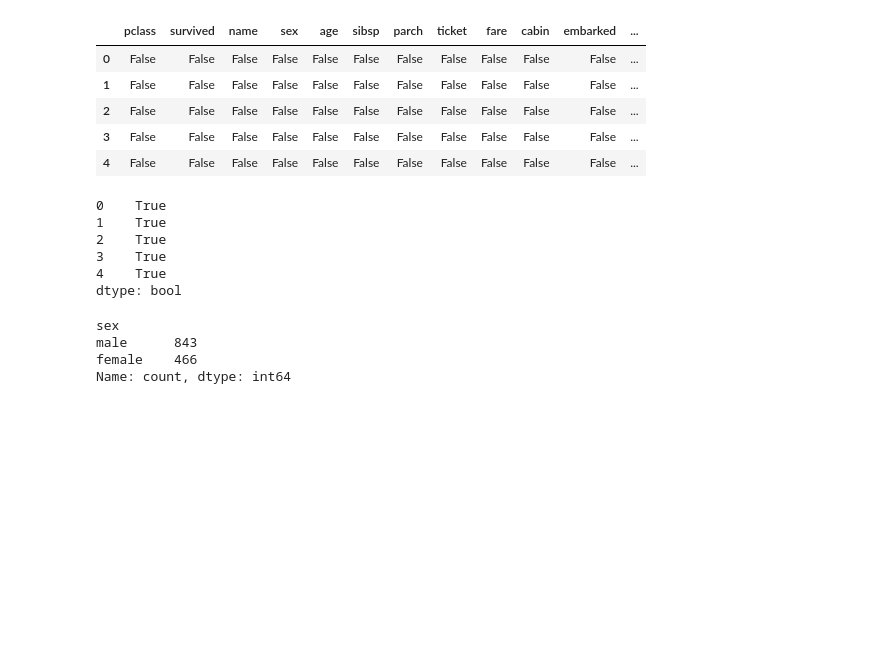
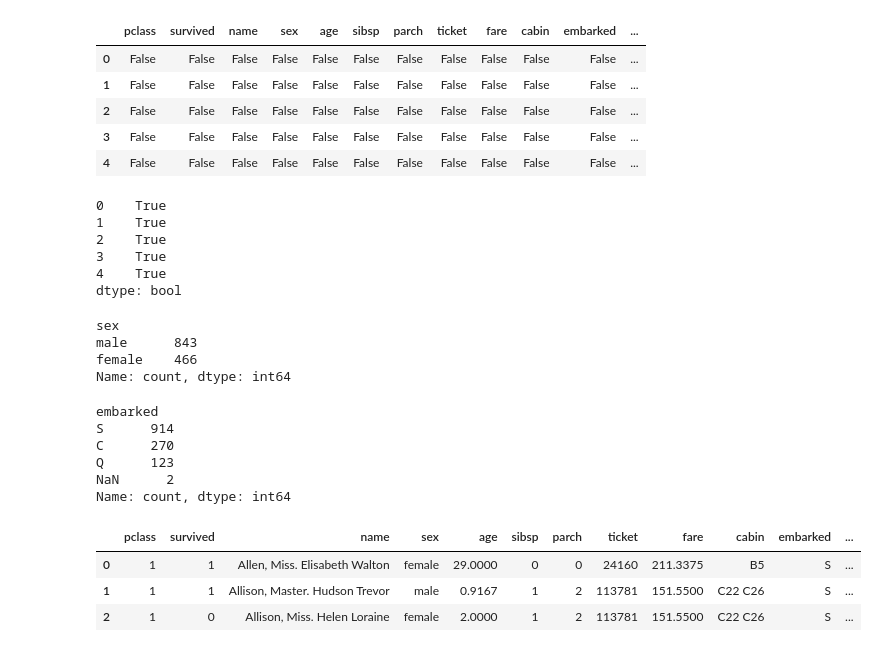
Before and after one commit to daniloxvalle/machine-learning-examples, a Jupyter notebook: classification-titanic/titanic.ipynb, the cells around one changed output. Drawn from its saved outputs; the diff is of its cells as text; code cells hidden in the pictures; blank space fills up the shorter version.

```diff
--- a/classification-titanic/titanic.ipynb
+++ b/classification-titanic/titanic.ipynb
@@ -133,3 +133,25 @@ sex
 male      843
 female    466
 Name: count, dtype: int64
+# %%
+# Count the number of occurrences of each unique value in the 'embarked' column
+df.embarked.value_counts(dropna=False)
+# %% [output]
+embarked
+S      914
+C      270
+Q      123
+NaN      2
+Name: count, dtype: int64
+# %%
+# name = df.name
+# name.head(3)
+
+# Remove columns that can leak information to the model or are not useful
+df.head(3)
+df=df.drop(columns=['name', 'ticket','home.dest', 'boat','body', 'cabin'])
+# %% [output]
+|  | pclass | survived | name | sex | age | sibsp | parch | ticket | fare | cabin | embarked | ... |
+| 0 | 1 | 1 | Allen, Miss. Elisabeth Walton | female | 29.0000 | 0 | 0 | 24160 | 211.3375 | B5 | S | ... |
+| 1 | 1 | 1 | Allison, Master. Hudson Trevor | male | 0.9167 | 1 | 2 | 113781 | 151.5500 | C22 C26 | S | ... |
+| 2 | 1 | 0 | Allison, Miss. Helen Loraine | female | 2.0000 | 1 | 2 | 113781 | 151.5500 | C22 C26 | S | ... |
```
Also changed, not shown: parts of 3 cells of this notebook.
